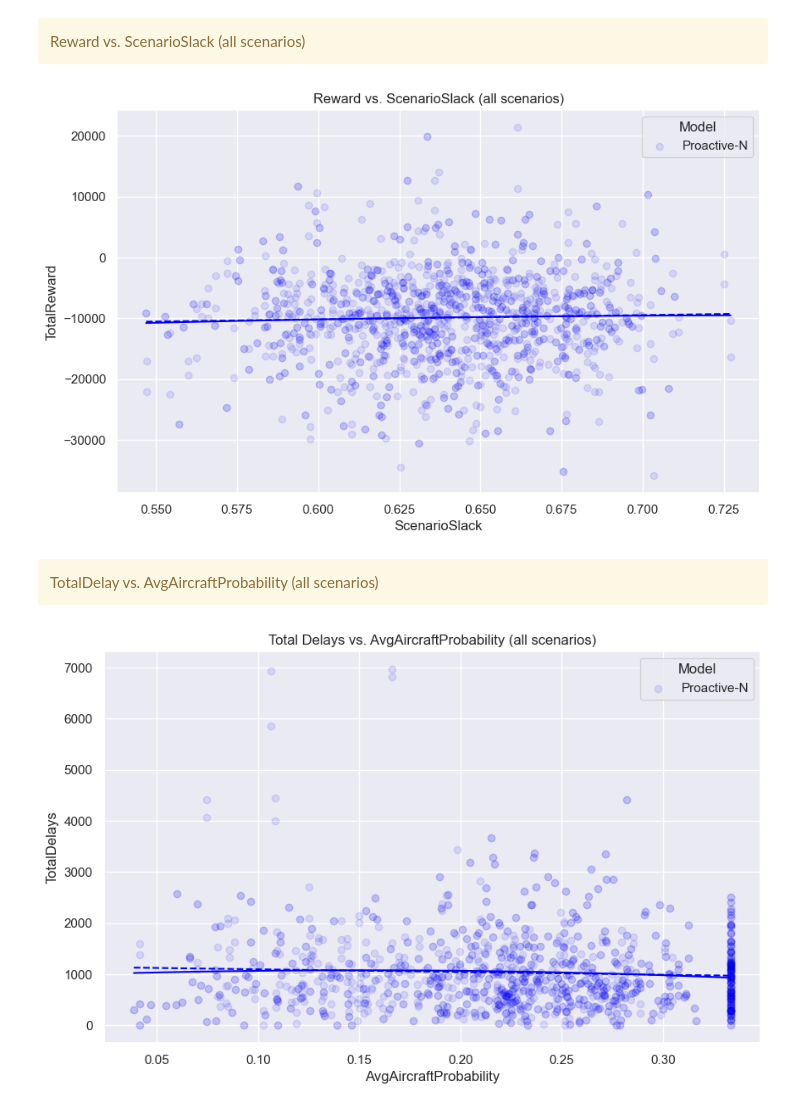
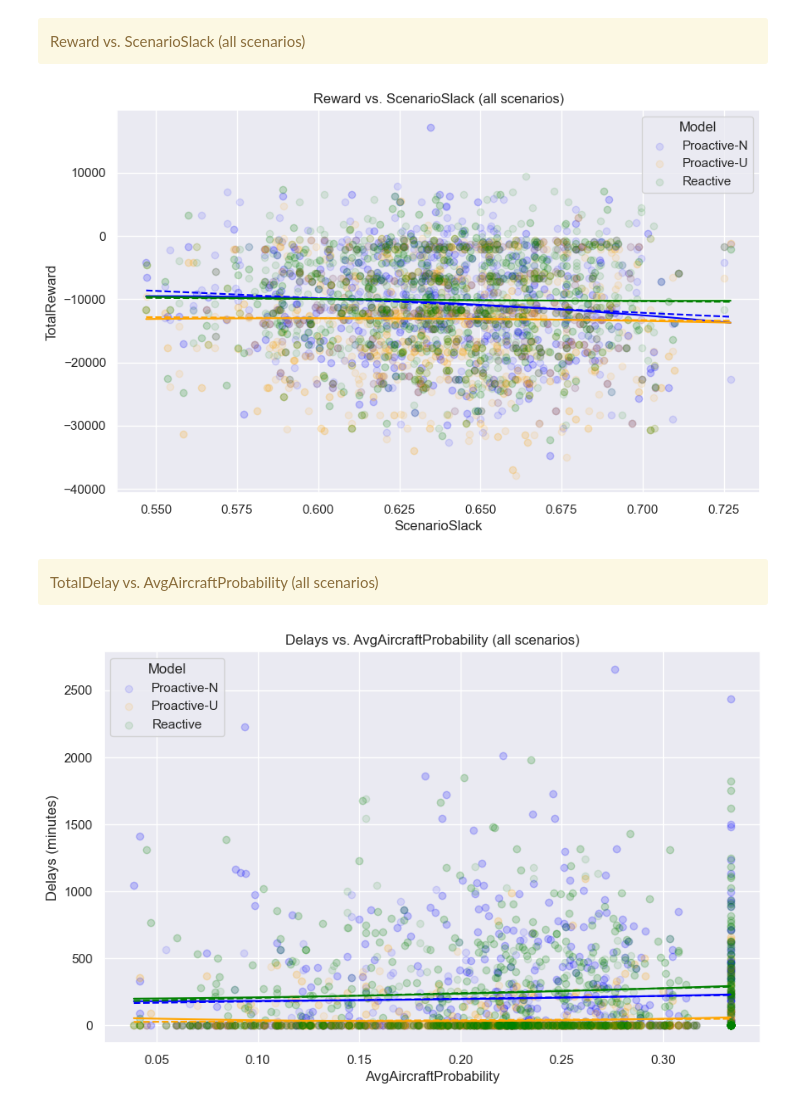
Before and after one commit to elisabethoost/msc-thesis-drl-adm, a Jupyter notebook: interpretation/final-results.ipynb, the cells around one changed output. Drawn from its saved outputs; the diff is of its cells as text; code cells hidden in the pictures.

```diff
--- a/interpretation/final-results.ipynb
+++ b/interpretation/final-results.ipynb
@@ -306,10 +306,10 @@ print(f"inferencing on data folder: {data_folder}")
 
 # Define models and seeds
 model_paths = [
-    # "../trained_models/dqn/6ac-700-diverse/23/myopic-training_8.zip",
-    # "../trained_models/dqn/6ac-700-diverse/23/proactive-training_9.zip",
-    # "../trained_models/dqn/6ac-700-diverse/23/reactive-training_10.zip"
-    "../trained_models/dqn/6ac-700-diverse/23/myopic-training_13.zip"
+    "../trained_models/dqn/6ac-700-diverse/23/myopic-training_8.zip",
+    "../trained_models/dqn/6ac-700-diverse/23/proactive-training_9.zip",
+    "../trained_models/dqn/6ac-700-diverse/23/reactive-training_10.zip"
+    # "../trained_models/dqn/6ac-700-diverse/23/myopic-training_13.zip"
 ]
 seeds = [25, 26]
 
@@ -639,7 +643,7 @@ plt.legend(title="Model")
 plt.grid(True)
 plt.show()
 # %% [output]
-[figure, old version]
+[figure, new version]
 # %% [markdown]
 <div class="alert alert-block alert-warning">
 TotalDelay vs. AvgAircraftProbability (all scenarios)
@@ -661,36 +665,36 @@ for model_name, (color, label) in model_colors.items():
 
     # Plot scatter points
     plt.scatter(
         x, y,
         c=color,
         label=label,
         alpha=0.1
     )
 
     # Linear regression (degree 1)
     lr = LinearRegression()
     lr.fit(x, y)
     x_pred = np.linspace(x.min(), x.max(), 100).reshape(-1, 1)
     y_pred = lr.predict(x_pred)
     plt.plot(x_pred, y_pred, '--', color=color, alpha=1)
 
     # Polynomial regression (degree 2) for a smoothed curve
     poly = PolynomialFeatures(degree=2)
     x_poly = poly.fit_transform(x)
     lr2 = LinearRegression()
     lr2.fit(x_poly, y)
     x_pred_poly = poly.transform(x_pred)
     y_pred_poly = lr2.predict(x_pred_poly)
     plt.plot(x_pred, y_pred_poly, '-', color=color, alpha=1)
 
-plt.title("Total Delays vs. AvgAircraftProbability (all scenarios)")
+plt.title("Delays vs. AvgAircraftProbability (all scenarios)")
 plt.xlabel("AvgAircraftProbability")
-plt.ylabel("TotalDelays")
+plt.ylabel("Delays (minutes)")
 plt.legend(title="Model")
 plt.grid(True)
 plt.show()
 # %% [output]
-[figure, old version]
+[figure, new version]
 # %%
 import matplotlib.pyplot as plt
 import numpy as np
```
Also changed, not shown: parts of 6 cells of this notebook, 2 other files.
